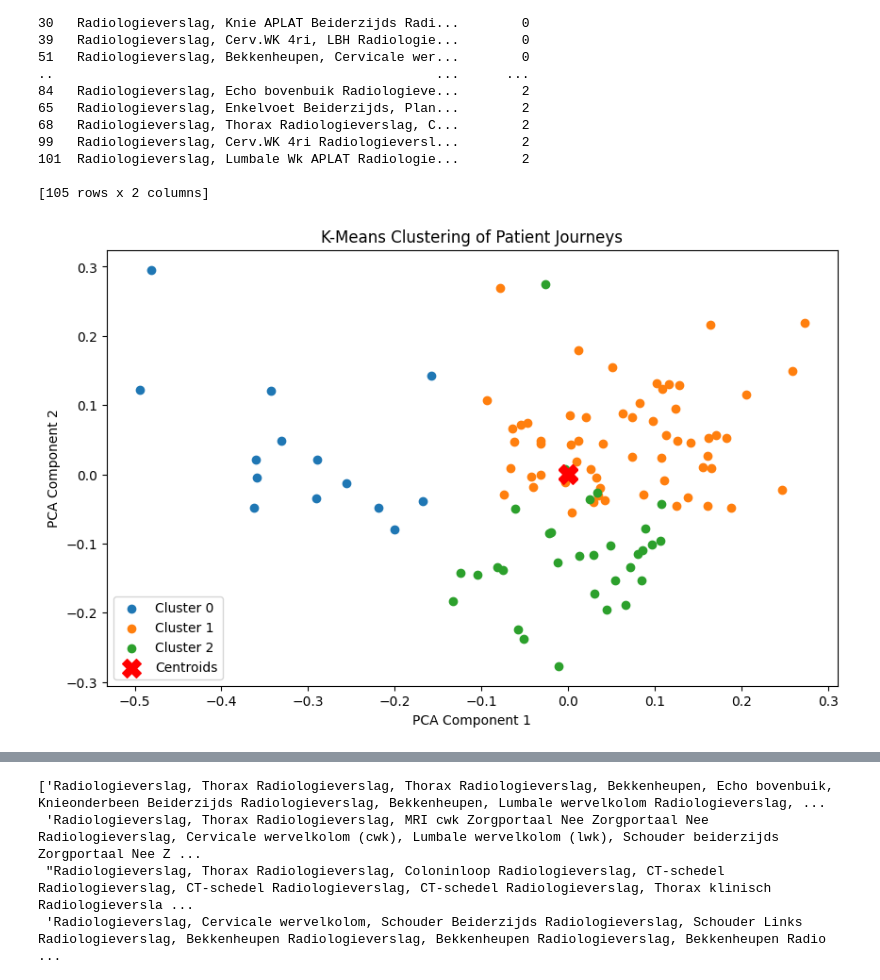
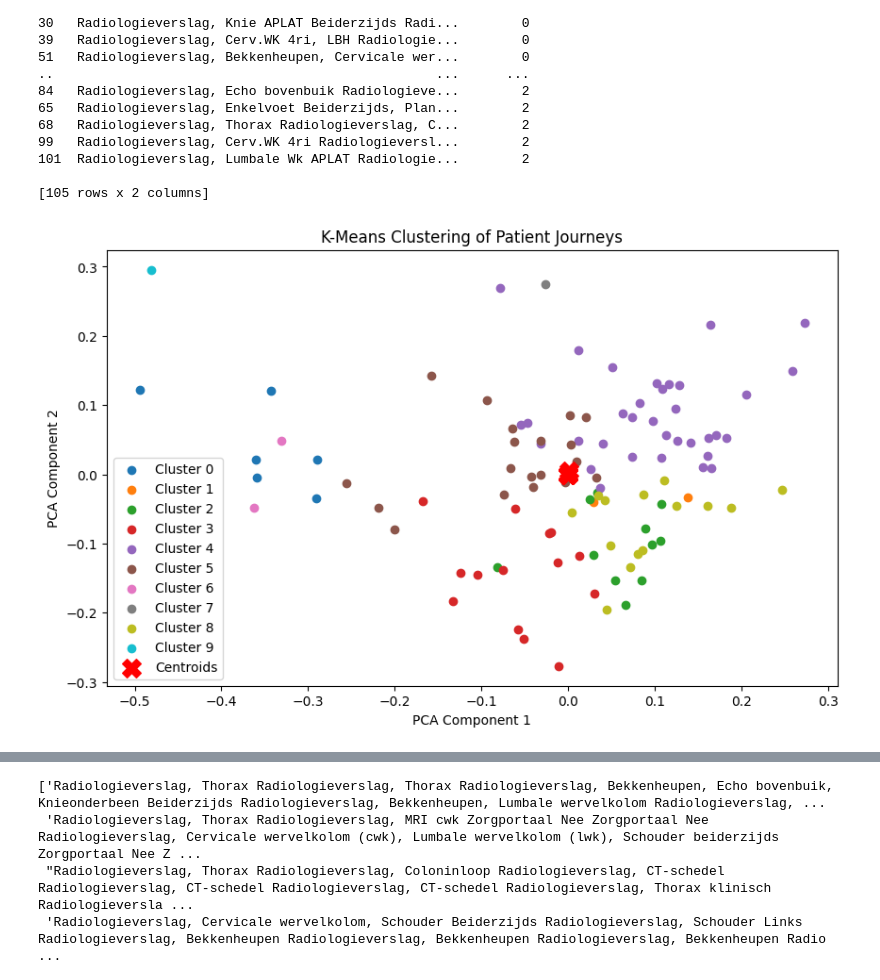
Before and after one commit to Yannique00/Master_Thesis, a Jupyter notebook: event logs pm all reports.ipynb, the cells around one changed output, grey strips where cells are left out. Drawn from its saved outputs; the diff is of its cells as text; code cells hidden in the pictures.

```diff
--- a/event logs pm all reports.ipynb
+++ b/event logs pm all reports.ipynb
@@ -243,7 +243,7 @@ feature_table, feature_names = log_to_features.apply(event_log, parameters={"fea
 feature_df = pd.DataFrame(feature_table, columns=feature_names)
 
 # Apply K-Means clustering (set k=3 for 3 clusters)
-num_clusters = 3
+num_clusters = 10
 kmeans = KMeans(n_clusters=num_clusters, random_state=42)
 feature_df['Cluster'] = kmeans.fit_predict(feature_df)
 
@@ -461,35 +464,35 @@ from sklearn.cluster import KMeans
 
 # Convert traces to "sentences"
 trace_sentences = [' '.join(trace) for trace in trace_list]
 
 # Apply TF-IDF
 vectorizer = TfidfVectorizer()
 X = vectorizer.fit_transform(trace_sentences)
 
 # Apply K-Means clustering
-num_clusters = 3  # Adjust based on data
+num_clusters = 10  # Adjust based on data
 kmeans = KMeans(n_clusters=num_clusters, random_state=42)
 clusters = kmeans.fit_predict(X)
 
 # Reduce dimensions using PCA
 pca = PCA(n_components=2)
 X_pca = pca.fit_transform(X.toarray())
 
 # Plot clusters
 plt.figure(figsize=(10, 6))
 for i in range(num_clusters):
     plt.scatter(X_pca[clusters == i, 0], X_pca[clusters == i, 1], label=f'Cluster {i}')
 
 plt.scatter(kmeans.cluster_centers_[:, 0], kmeans.cluster_centers_[:, 1],
             s=200, c='red', marker='X', label='Centroids')
 
 plt.xlabel('PCA Component 1')
 plt.ylabel('PCA Component 2')
 plt.title('K-Means Clustering of Patient Journeys')
 plt.legend()
 plt.show()
 # %% [output]
-[figure, old version]
+[figure, new version]
 # %%
 from sklearn.manifold import TSNE
 
```
Also changed, not shown: parts of 5 cells of this notebook, 5 other files.
